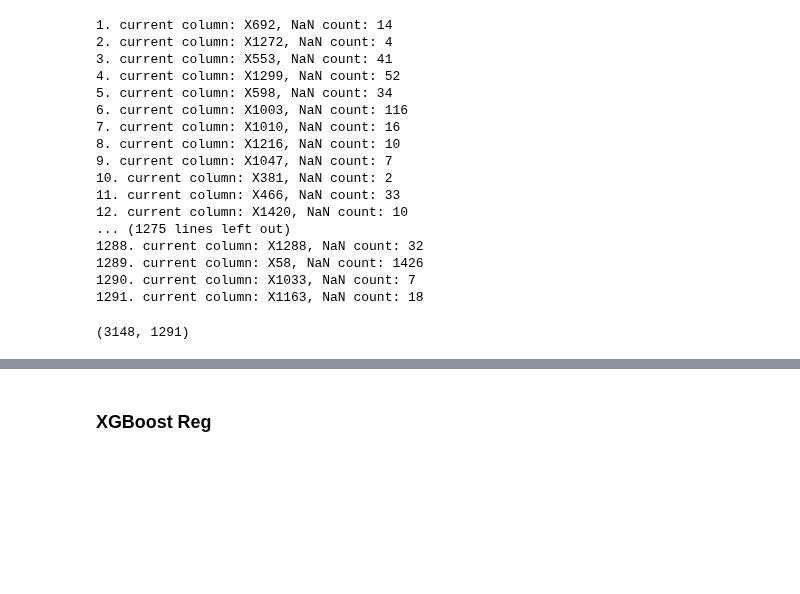
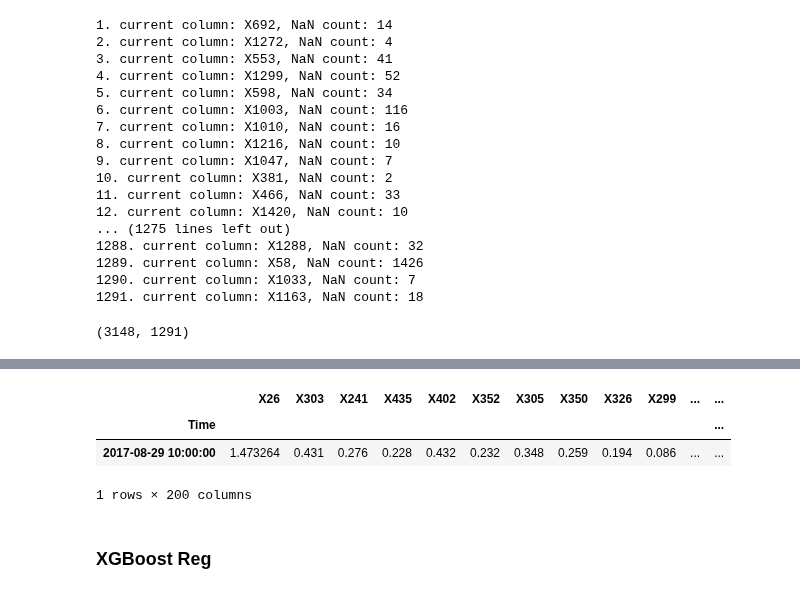
Before and after one commit to yagippi27/DACON_CONTEST_2019, a Jupyter notebook: SOOMIN/MEDIUM_XGB-Copy1.ipynb, the cells around one changed output, grey strips where cells are left out. Drawn from its saved outputs; the diff is of its cells as text; code cells hidden in the pictures; blank space fills up the shorter version.

```diff
--- a/SOOMIN/MEDIUM_XGB-Copy1.ipynb
+++ b/SOOMIN/MEDIUM_XGB-Copy1.ipynb
@@ -107,0 +173,7 @@ TR_TimeCut_NAfilled.to_csv("data/TEST_DHweightDaconArima_NAFilled.csv")
+# %%
+test.head(1)
+# %% [output]
+|  | X26 | X303 | X241 | X435 | X402 | X352 | X305 | X350 | X326 | X299 | ... | ... |
+| Time |  |  |  |  |  |  |  |  |  |  |  | ... |
+| 2017-08-29 10:00:00 | 1.473264 | 0.431 | 0.276 | 0.228 | 0.432 | 0.232 | 0.348 | 0.259 | 0.194 | 0.086 | ... | ... |
+1 rows × 200 columns
```
Also changed, not shown: parts of 11 cells of this notebook, 6 other files.
